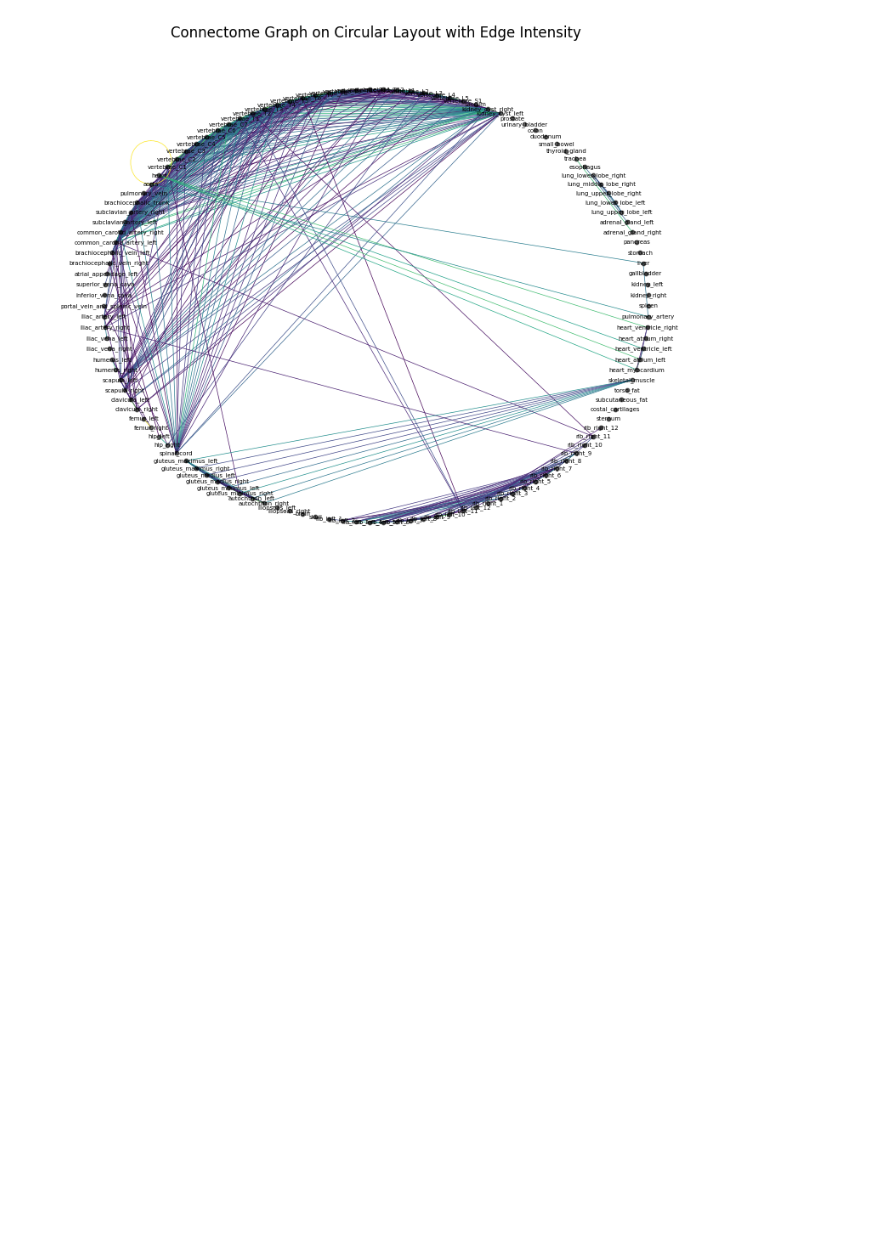
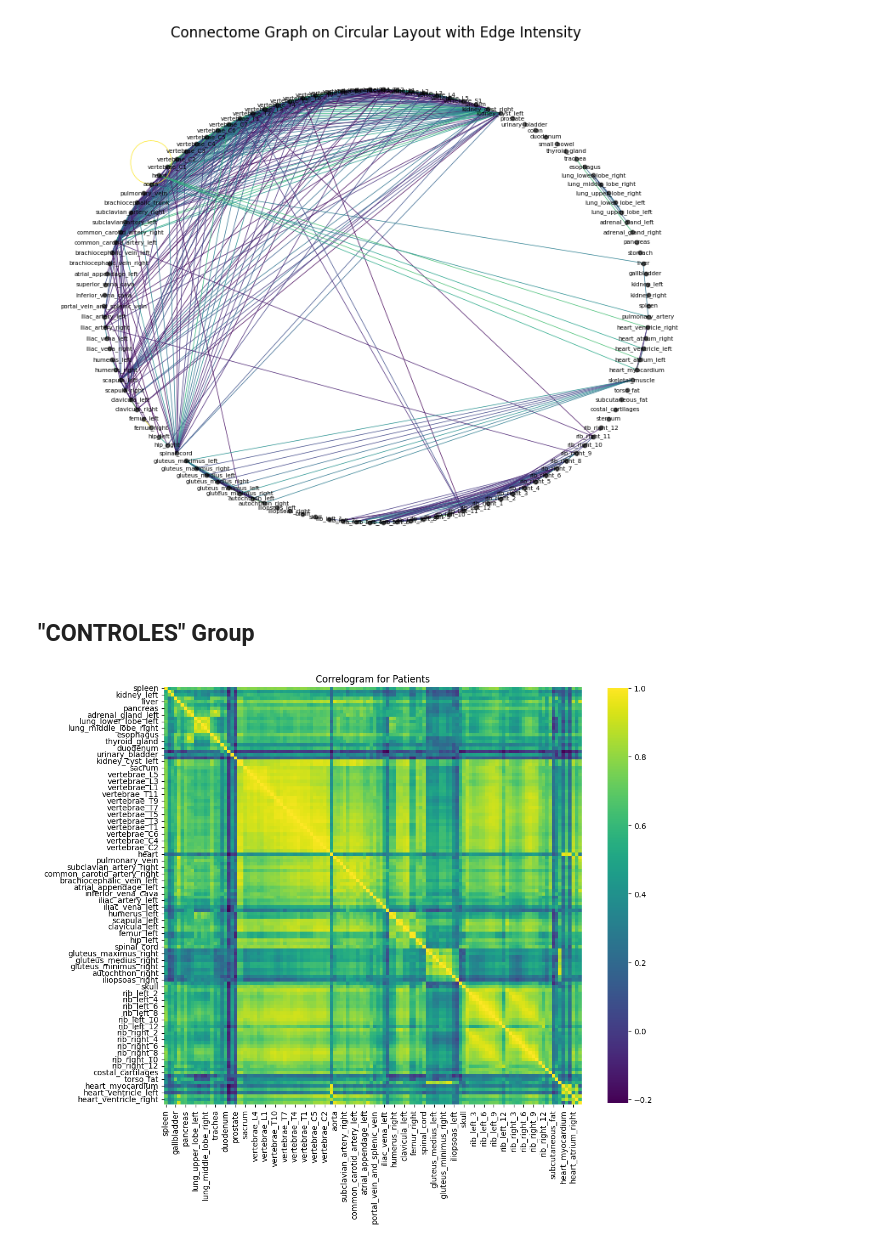
Before and after one commit to Aldric-L/Connectomes-MVA, a Jupyter notebook: reimplementation.ipynb, the cells around one changed output. Saved outputs shown, nothing was run; the diff lists cells and outputs as text; code cells hidden in the pictures; blank space fills up the shorter version.

```diff
--- a/reimplementation.ipynb
+++ b/reimplementation.ipynb
@@ -30,3 +33,5 @@ Loaded data for 27 patients.
 # %%
 mean_SUV_by_names = {name: [patients_data[patient].loc[:, patients_data[patient].iloc[0] == name].loc["mean_SUV"].to_numpy()[0] for patient in patients] for name in names}
-mean_SUV_by_names
+mean_SUV_by_names_controls = {name: [controls_data[patient].loc[:, controls_data[patient].iloc[0] == name].loc["mean_SUV"].to_numpy()[0] for patient in controls] for name in names}
+
+#mean_SUV_by_names
@@ -51,7 +38,11 @@ mean_SUV_by_names
 # %%
 # Convert the dictionary into a DataFrame
 mean_SUV_by_names_df = pd.DataFrame(mean_SUV_by_names)
+mean_SUV_by_names_controls_df = pd.DataFrame(mean_SUV_by_names_controls)
+
 
 # Calculate the correlation matrix
 correlation_matrix = mean_SUV_by_names_df.corr()
+correlation_matrix_control = mean_SUV_by_names_controls_df.corr()
+
 #print(correlation_matrix)
@@ -160,3 +123,22 @@ for i in range(len(names)):
 plot_connectome(G_sparse)
 # %% [output]
 [figure]
+# %% [markdown]
+## "CONTROLES" Group
+# %%
+plt.figure(figsize=(12, 12))
+sns.heatmap(
+    correlation_matrix_control,
+    annot=False,
+    cmap='viridis',  # You can change this to another colormap like 'viridis' or 'RdBu_r'
+    fmt='.2f',
+    linewidths=0,  # Increase linewidth for better separation between cells
+    cbar_kws={"shrink": 0.8},  # Shrink colorbar for better aesthetics
+    annot_kws={"size": 12},  # Set font size of annotations
+    square=True,  # Make the heatmap square-shaped
+    linecolor='white'  # Add white lines between cells
+)
+plt.title('Correlogram for Patients')
+plt.show()
+# %% [output]
+[figure, added]
```
Also changed, not shown: parts of 15 cells of this notebook, 2 other files.
